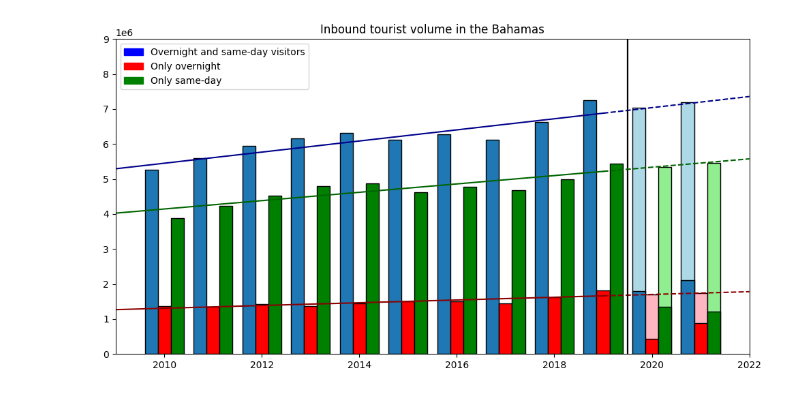
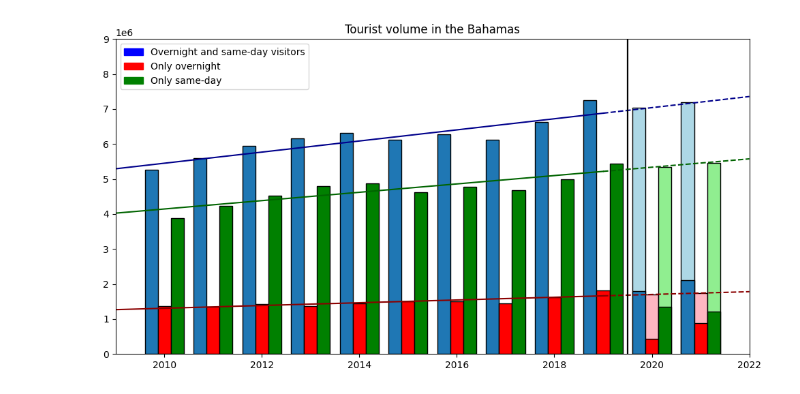
Before and after one commit to andreiui/csec491, a Jupyter notebook: code/analysis/bahamas/main.ipynb, the cells around one changed output. Cells and saved outputs as stored; diff of their text form; code cells hidden in the pictures.

```diff
--- a/code/analysis/bahamas/main.ipynb
+++ b/code/analysis/bahamas/main.ipynb
@@ -35,26 +35,26 @@ df
 # %%
 # Set up plot
 plt.figure(figsize=(12,6))
-plt.title('Inbound tourist volume in the Bahamas')
+plt.title('Tourist volume in the Bahamas')
 plt.xlim(2009, 2022)
 plt.ylim(0, 9*10**6)
 
 # Generate difference-in-differences plot
 common.plot.gen_did_plot(df, 'inbtou_volume',
                          bar_width=0.8/3, bar_offset=-0.8/3)
 common.plot.gen_did_plot(df, 'inbtou_volume_ov',
                          bar_width=0.8/3, bar_offset=0,
                          primary_color='red', secondary_color='lightpink', trendline_color='darkred')
 common.plot.gen_did_plot(df, 'inbtou_volume_sd',
                          bar_width=0.8/3, bar_offset=0.8/3,
                          primary_color='green', secondary_color='lightgreen', trendline_color='darkgreen')
 
 # Render plot
 plt.legend(handles=[
     mpatches.Patch(color='blue', label='Overnight and same-day visitors'),
     mpatches.Patch(color='red', label='Only overnight'),
     mpatches.Patch(color='green', label='Only same-day'),
 ])
 plt.show()
 # %% [output]
-[figure, old version]
+[figure, new version]
```
Also changed, not shown: 1 other file.
